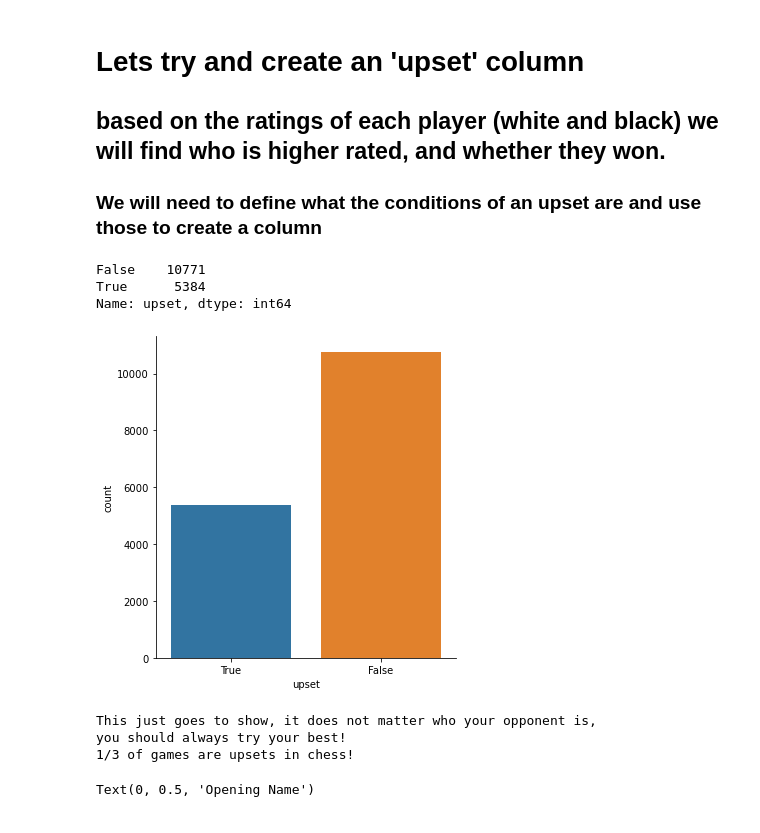
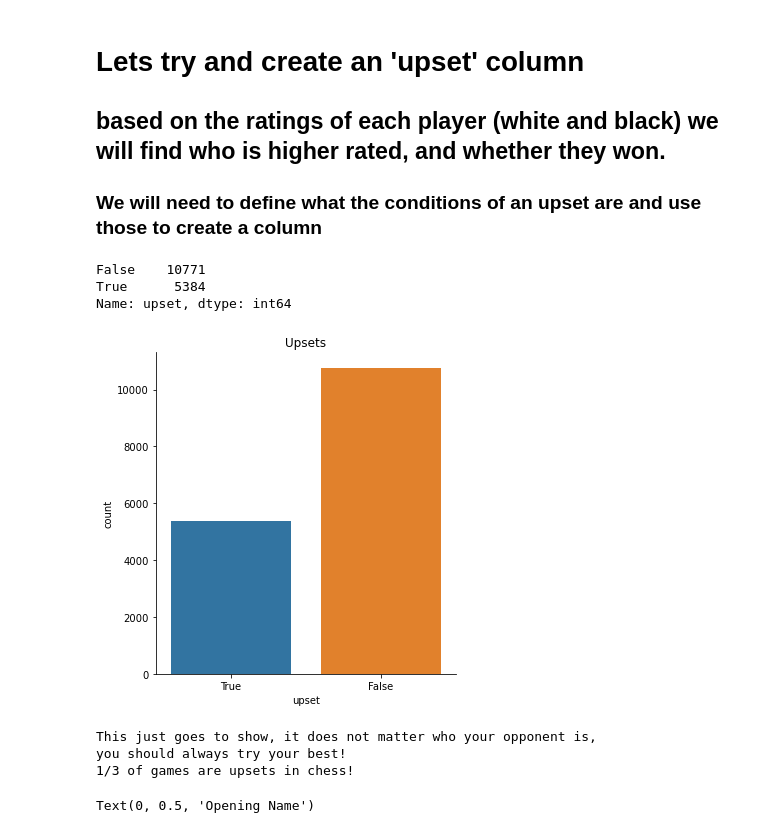
Before and after one commit to Seismic-Striker/Springboard_and_Datacamp, a Jupyter notebook: Chess_stuff/Chess dataset exploration Page 1.ipynb, the cells around one changed output. Saved outputs shown, nothing was run; the diff lists cells and outputs as text; code cells hidden in the pictures.

```diff
--- a/Chess_stuff/Chess dataset exploration Page 1.ipynb
+++ b/Chess_stuff/Chess dataset exploration Page 1.ipynb
@@ -27,7 +34,12 @@ df.head(1)
 # %%
 # Rearrange the columns for easier reading
 # %%
-df = df[['game_id', 'winner','victory_status','rated','white_rating','black_rating','turns','time_increment','white_id', 'black_id','opening_code', 'opening_moves', 'opening_fullname','opening_shortname', 'opening_response', 'opening_variation','moves',]]
+df = df[['game_id', 'winner',
+         'victory_status','rated','white_rating',
+         'black_rating','turns','time_increment',
+         'white_id', 'black_id','opening_code',
+         'opening_moves', 'opening_fullname','opening_shortname',
+         'opening_response', 'opening_variation','moves',]]
 df.head(1)
 # %% [output]
 |  | game_id | winner | victory_status | rated | white_rating | black_rating | turns | time_increment | ... |
@@ -47,5 +59,6 @@ This shows that most games in this dataset are "Rated" Games
 # We only care about rated games so lets remove all non-rated games
 # %%
 df = df[df.rated != False]
+df.drop('rated',inplace=True, axis=1)
 # %% [markdown]
 # We can also get rid of `time_increment` and `opening_code`
@@ -117,18 +109,19 @@ df['upset'] = np.select(conditions,choices,default=False)
 # %%
 print(df.upset.value_counts())
 sns.catplot(x='upset',
            data=df,
            kind='count',
            order=[True,False])
+plt.title("Upsets")
 plt.show()
 print('This just goes to show, it does not matter who your opponent is, ')
 print('you should always try your best!')
 print('1/3 of games are upsets in chess!')
 # %% [output]
 False    10771
 True      5384
 Name: upset, dtype: int64
-[figure, old version]
+[figure, new version]
 This just goes to show, it does not matter who your opponent is,
 you should always try your best!
 1/3 of games are upsets in chess!
```
Also changed, not shown: parts of 3 cells of this notebook, 9 other files.
